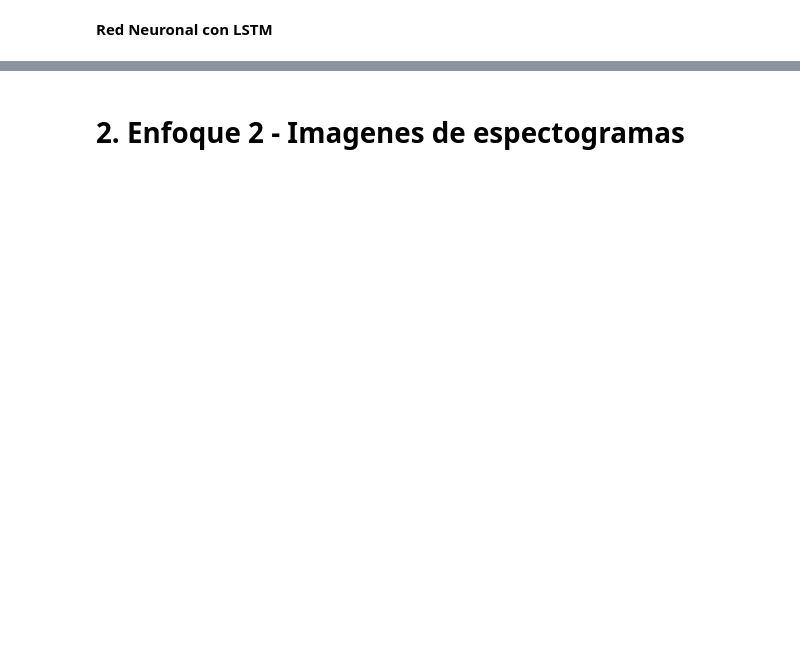
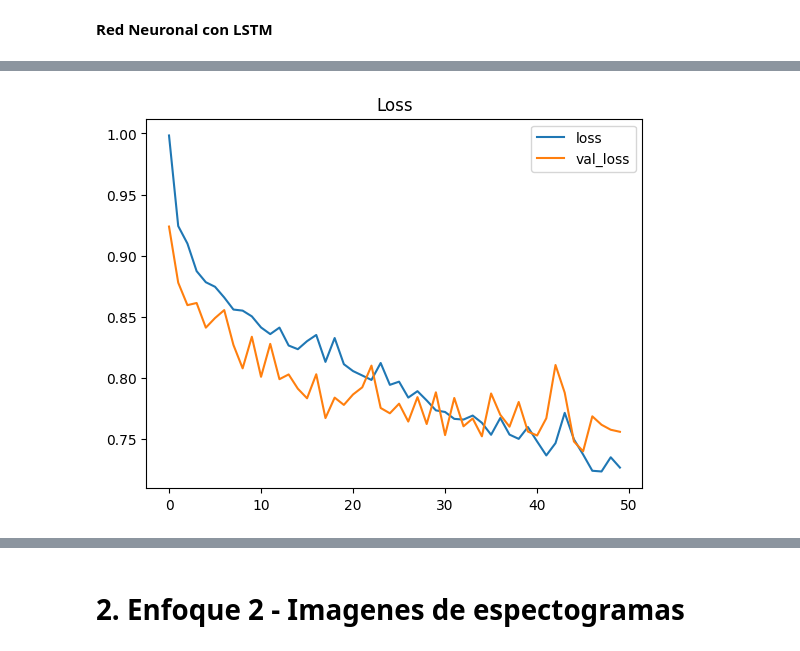
Before and after one commit to IgnacioBarb/Trabajo-Fianl-CEIABDTA, a Jupyter notebook: 2. Entrenamiento y prediccion.ipynb, the cells around one changed output, grey strips where cells are left out. Drawn from its saved outputs; the diff is of its cells as text; code cells hidden in the pictures; blank space fills up the shorter version.

```diff
--- a/2. Entrenamiento y prediccion.ipynb
+++ b/2. Entrenamiento y prediccion.ipynb
@@ -227,7 +228,9 @@ from keras.layers import LSTM, Dense
 # Definir la arquitectura del modelo
 model = Sequential()
 model.add(LSTM(128, input_shape=(X_train.shape[1], 1)))
+model.add(Dense(32))
 model.add(Dense(64))
+model.add(Dense(128))
 model.add(Dense(5, activation='softmax'))
 
 # Compilar el modelo
@@ -235,7 +238,7 @@ model.compile(optimizer='adam', loss='categorical_crossentropy',
               metrics=['accuracy'])
 
 # Entrenar el modelo
-model.fit(X_train, y_train, epochs=50, batch_size=128,
+history = model.fit(X_train, y_train, epochs=50, batch_size=128,
           validation_data=(X_test, y_test))
 
 # Evaluar el modelo en el conjunto de prueba
@@ -263,0 +267,7 @@ Accuracy: 0.6758241653442383
+# %%
+# Make a plot for the loss
+pd.DataFrame(history.history)[['loss','val_loss']].plot()
+plt.title("Loss")
+plt.show()
+# %% [output]
+[figure, added]
```
Also changed, not shown: parts of 18 cells of this notebook.
